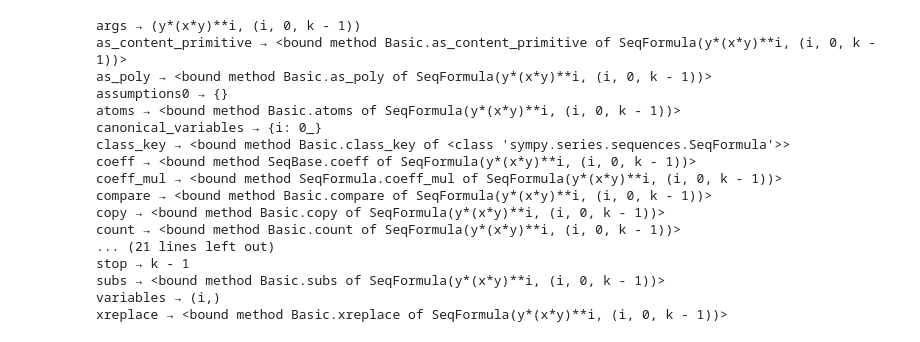
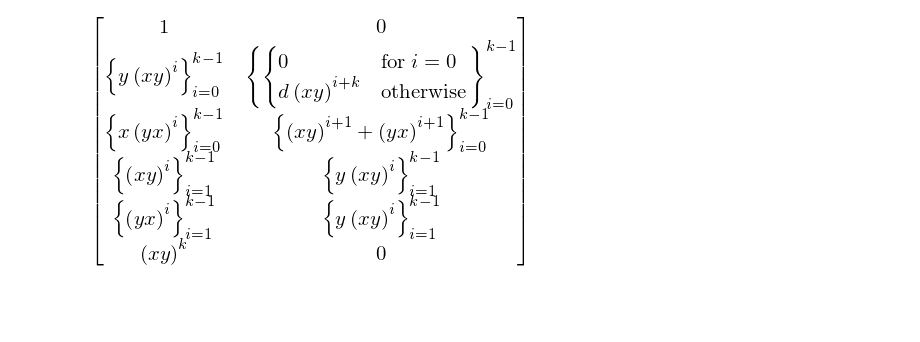
Before and after one commit to dniku/symbolic-computations, a Jupyter notebook: cohomology.ipynb, the cells around one changed output. Saved outputs shown, nothing was run; the diff lists cells and outputs as text; code cells hidden in the pictures; blank space fills up the shorter version.

```diff
--- a/cohomology.ipynb
+++ b/cohomology.ipynb
@@ -8,17 +0,0 @@ q = sp.symbols('q')
-# %%
-Y = TP(y, 1) + TP(1, y)
-X = TP(x, 1) + TP(1, x)
-
-Phi1 = Sum(TP((y*x)**q, (x*y)**(k - 1 - q)), (q, 0, k - 1))
-Phi2 = -TP(x, 1) - TP(1, x) + Sum(TP(y * (x*y)**q, y * (x*y)**(k - 2 - q)), (q, 0, k - 2))
-
-lbda = TP(x, 1) * Phi1
-mu = Sum(TP((x*y)**q, y*(x*y)**(k - 1 - q)), (q, 0, k - 1))
-
-rho = TP(x * yx**(k-1), 1) + TP(1, x * yx**(k-1))
-psi = TP(yx**(k-1), xy**(k-1))
-tau = Y * X
-
-sigma = X * Phi1
-
-omega = TP((1 + c*x) * yx**(k-1), xy**k)
@@ -148,22 +3,0 @@ dir(basis[1])
-# %%
-for attr in dir(basis[1]):
-    if not attr.startswith('_') and not attr.startswith('is_'):
-        print('%s → %s' % (attr, getattr(basis[1], attr)))
-# %% [output]
-args → (y*(x*y)**i, (i, 0, k - 1))
-as_content_primitive → <bound method Basic.as_content_primitive of SeqFormula(y*(x*y)**i, (i, 0, k - 1))>
-as_poly → <bound method Basic.as_poly of SeqFormula(y*(x*y)**i, (i, 0, k - 1))>
-assumptions0 → {}
-atoms → <bound method Basic.atoms of SeqFormula(y*(x*y)**i, (i, 0, k - 1))>
-canonical_variables → {i: 0_}
-class_key → <bound method Basic.class_key of <class 'sympy.series.sequences.SeqFormula'>>
-coeff → <bound method SeqBase.coeff of SeqFormula(y*(x*y)**i, (i, 0, k - 1))>
-coeff_mul → <bound method SeqFormula.coeff_mul of SeqFormula(y*(x*y)**i, (i, 0, k - 1))>
-compare → <bound method Basic.compare of SeqFormula(y*(x*y)**i, (i, 0, k - 1))>
-copy → <bound method Basic.copy of SeqFormula(y*(x*y)**i, (i, 0, k - 1))>
-count → <bound method Basic.count of SeqFormula(y*(x*y)**i, (i, 0, k - 1))>
-... (21 lines left out)
-stop → k - 1
-subs → <bound method Basic.subs of SeqFormula(y*(x*y)**i, (i, 0, k - 1))>
-variables → (i,)
-xreplace → <bound method Basic.xreplace of SeqFormula(y*(x*y)**i, (i, 0, k - 1))>
@@ -169,0 +18,4 @@ xreplace → <bound method Basic.xreplace of SeqFormula(y*(x*y)**i, (i, 0, k - 1
+# %%
+ast_matrix(Y)
+# %% [output]
+[figure, added]
```
Also changed, not shown: parts of 39 cells of this notebook.
